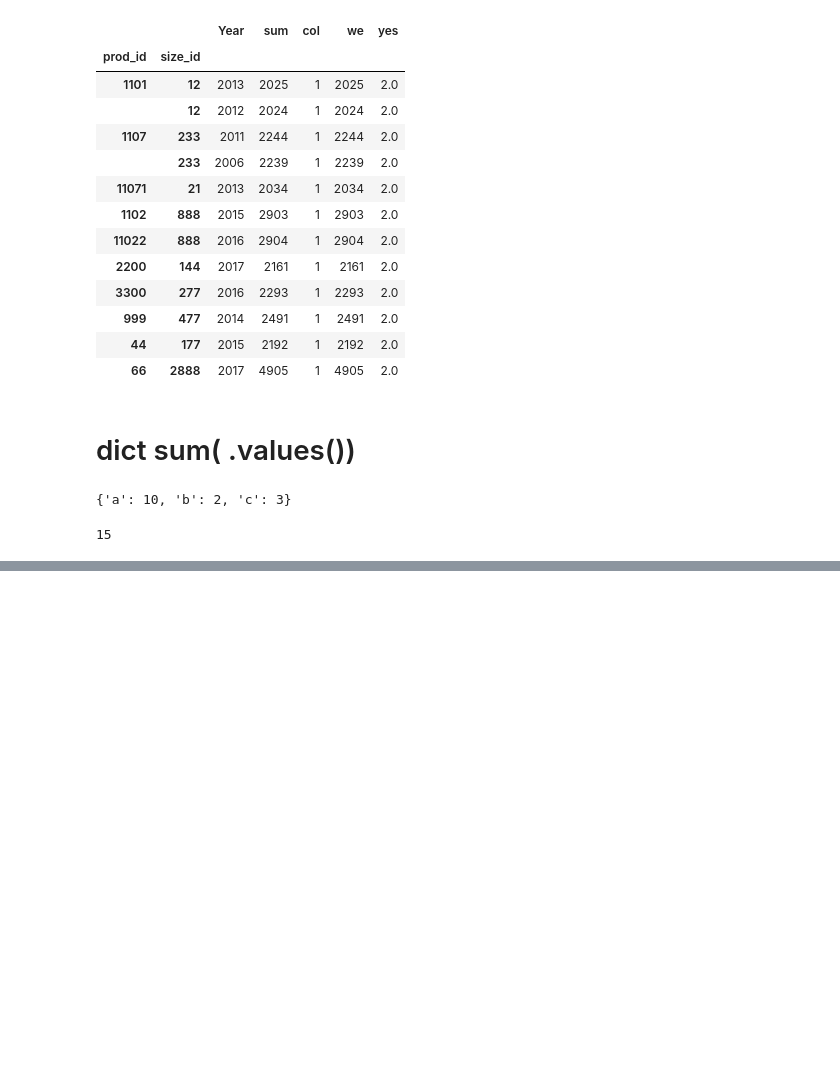
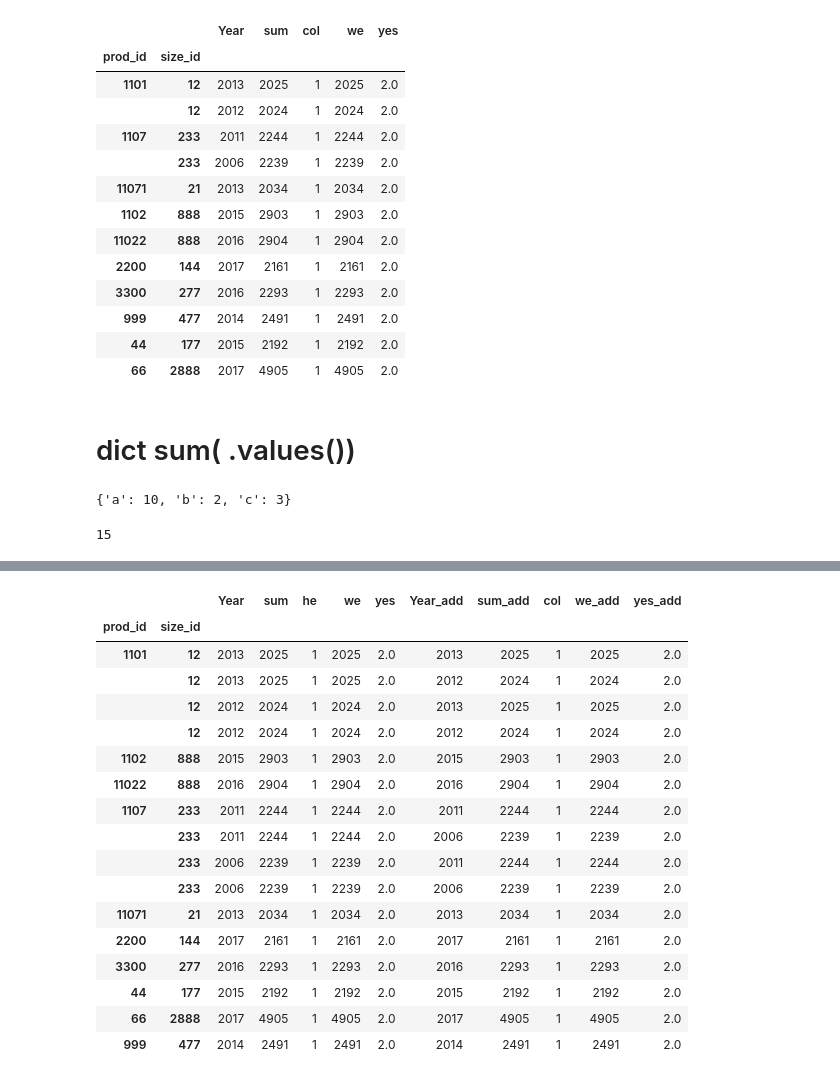
Before and after one commit to liujunnuist/readcode, a Jupyter notebook: learnPandas.ipynb, the cells around one changed output, grey strips where cells are left out. Saved outputs shown, nothing was run; the diff lists cells and outputs as text; code cells hidden in the pictures; blank space fills up the shorter version.

```diff
--- a/learnPandas.ipynb
+++ b/learnPandas.ipynb
@@ -1759,0 +1822,2 @@ sum(dict1.values())
+# %%
+sale_copy = sale_data.copy().rename(columns={'col':'he'})
@@ -1759,0 +1841,21 @@ sum(dict1.values())
+# %%
+sale_copy.join(sale_data, how = 'outer',rsuffix = '_add')
+# %% [output]
+|  |  | Year | sum | he | we | yes | Year_add | sum_add | col | we_add | yes_add |
+| prod_id | size_id |  |  |  |  |  |  |  |  |  |  |
+| 1101 | 12 | 2013 | 2025 | 1 | 2025 | 2.0 | 2013 | 2025 | 1 | 2025 | 2.0 |
+|  | 12 | 2013 | 2025 | 1 | 2025 | 2.0 | 2012 | 2024 | 1 | 2024 | 2.0 |
+|  | 12 | 2012 | 2024 | 1 | 2024 | 2.0 | 2013 | 2025 | 1 | 2025 | 2.0 |
+|  | 12 | 2012 | 2024 | 1 | 2024 | 2.0 | 2012 | 2024 | 1 | 2024 | 2.0 |
+| 1102 | 888 | 2015 | 2903 | 1 | 2903 | 2.0 | 2015 | 2903 | 1 | 2903 | 2.0 |
+| 11022 | 888 | 2016 | 2904 | 1 | 2904 | 2.0 | 2016 | 2904 | 1 | 2904 | 2.0 |
+| 1107 | 233 | 2011 | 2244 | 1 | 2244 | 2.0 | 2011 | 2244 | 1 | 2244 | 2.0 |
+|  | 233 | 2011 | 2244 | 1 | 2244 | 2.0 | 2006 | 2239 | 1 | 2239 | 2.0 |
+|  | 233 | 2006 | 2239 | 1 | 2239 | 2.0 | 2011 | 2244 | 1 | 2244 | 2.0 |
+|  | 233 | 2006 | 2239 | 1 | 2239 | 2.0 | 2006 | 2239 | 1 | 2239 | 2.0 |
+| 11071 | 21 | 2013 | 2034 | 1 | 2034 | 2.0 | 2013 | 2034 | 1 | 2034 | 2.0 |
+| 2200 | 144 | 2017 | 2161 | 1 | 2161 | 2.0 | 2017 | 2161 | 1 | 2161 | 2.0 |
+| 3300 | 277 | 2016 | 2293 | 1 | 2293 | 2.0 | 2016 | 2293 | 1 | 2293 | 2.0 |
+| 44 | 177 | 2015 | 2192 | 1 | 2192 | 2.0 | 2015 | 2192 | 1 | 2192 | 2.0 |
+| 66 | 2888 | 2017 | 4905 | 1 | 4905 | 2.0 | 2017 | 4905 | 1 | 4905 | 2.0 |
+| 999 | 477 | 2014 | 2491 | 1 | 2491 | 2.0 | 2014 | 2491 | 1 | 2491 | 2.0 |
```
Also changed, not shown: parts of 82 cells of this notebook, 1 other file.
